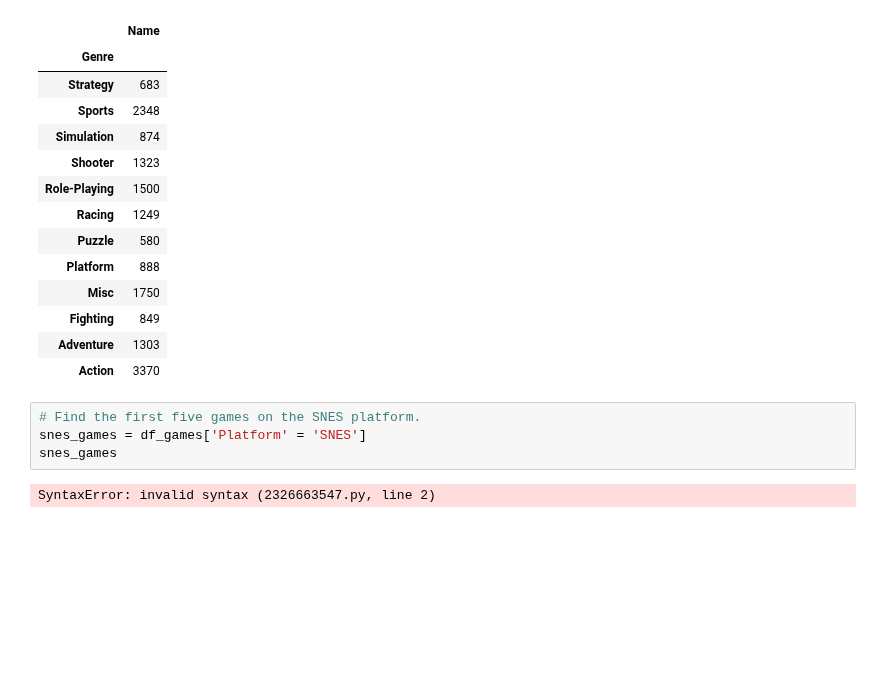
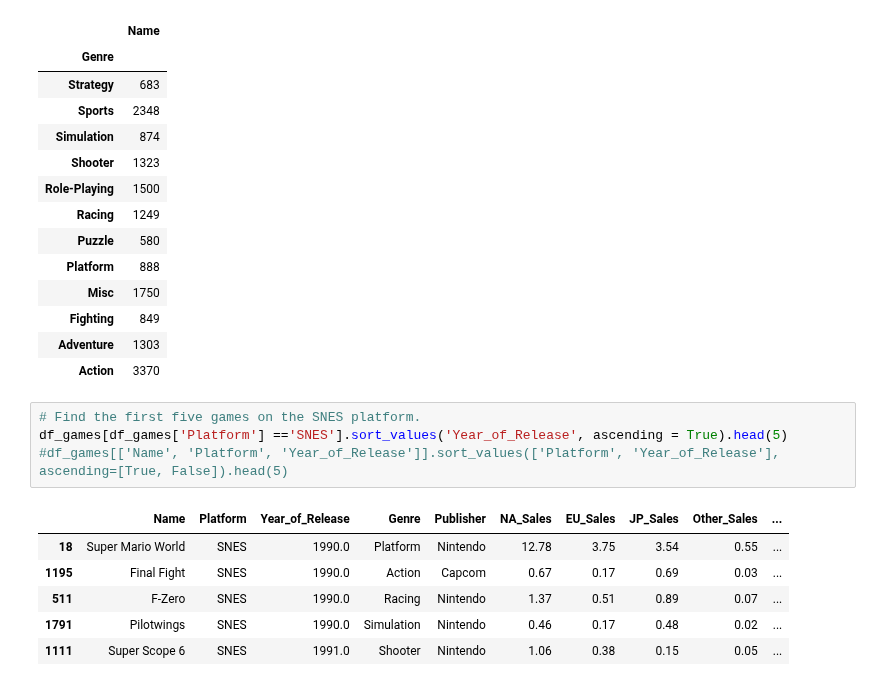
Before and after one commit to joshgreenert/Python-Projects, a Jupyter notebook: Data Mining/Week1/Video_Games_Sales.ipynb, the cells around one changed output. Drawn from its saved outputs; the diff is of its cells as text; blank space fills up the shorter version.

```diff
--- a/Data Mining/Week1/Video_Games_Sales.ipynb
+++ b/Data Mining/Week1/Video_Games_Sales.ipynb
@@ -62,7 +62,12 @@ df_games[['Name', 'Genre']].groupby('Genre').count().sort_values(by = 'Genre', a
 | Action | 3370 |
 # %%
 # Find the first five games on the SNES platform.
-snes_games = df_games['Platform' = 'SNES']
-snes_games
+df_games[df_games['Platform'] =='SNES'].sort_values('Year_of_Release', ascending = True).head(5)
+#df_games[['Name', 'Platform', 'Year_of_Release']].sort_values(['Platform', 'Year_of_Release'], ascending=[True, False]).head(5)
 # %% [output]
-SyntaxError: invalid syntax (2326663547.py, line 2)
+|  | Name | Platform | Year_of_Release | Genre | Publisher | NA_Sales | EU_Sales | JP_Sales | Other_Sales | ... |
+| 18 | Super Mario World | SNES | 1990.0 | Platform | Nintendo | 12.78 | 3.75 | 3.54 | 0.55 | ... |
+| 1195 | Final Fight | SNES | 1990.0 | Action | Capcom | 0.67 | 0.17 | 0.69 | 0.03 | ... |
+| 511 | F-Zero | SNES | 1990.0 | Racing | Nintendo | 1.37 | 0.51 | 0.89 | 0.07 | ... |
+| 1791 | Pilotwings | SNES | 1990.0 | Simulation | Nintendo | 0.46 | 0.17 | 0.48 | 0.02 | ... |
+| 1111 | Super Scope 6 | SNES | 1991.0 | Shooter | Nintendo | 1.06 | 0.38 | 0.15 | 0.05 | ... |
```
Also changed, not shown: parts of 4 cells of this notebook.
